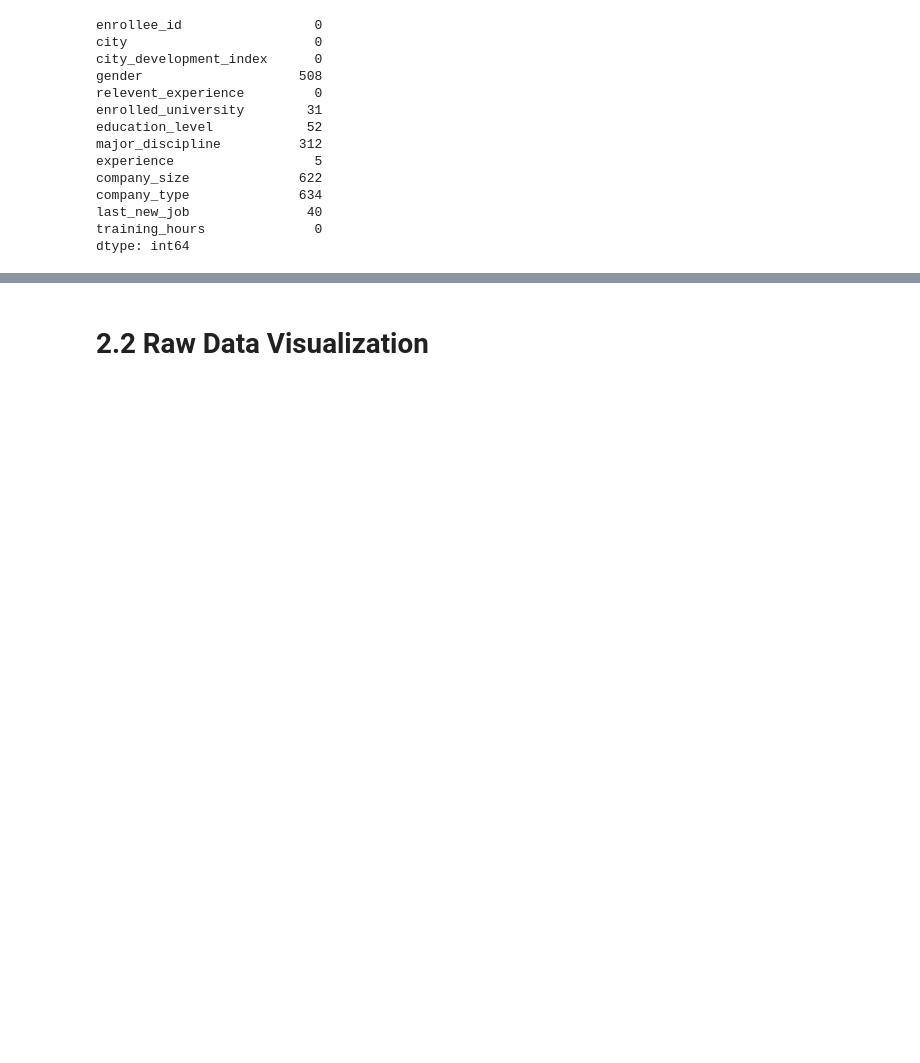
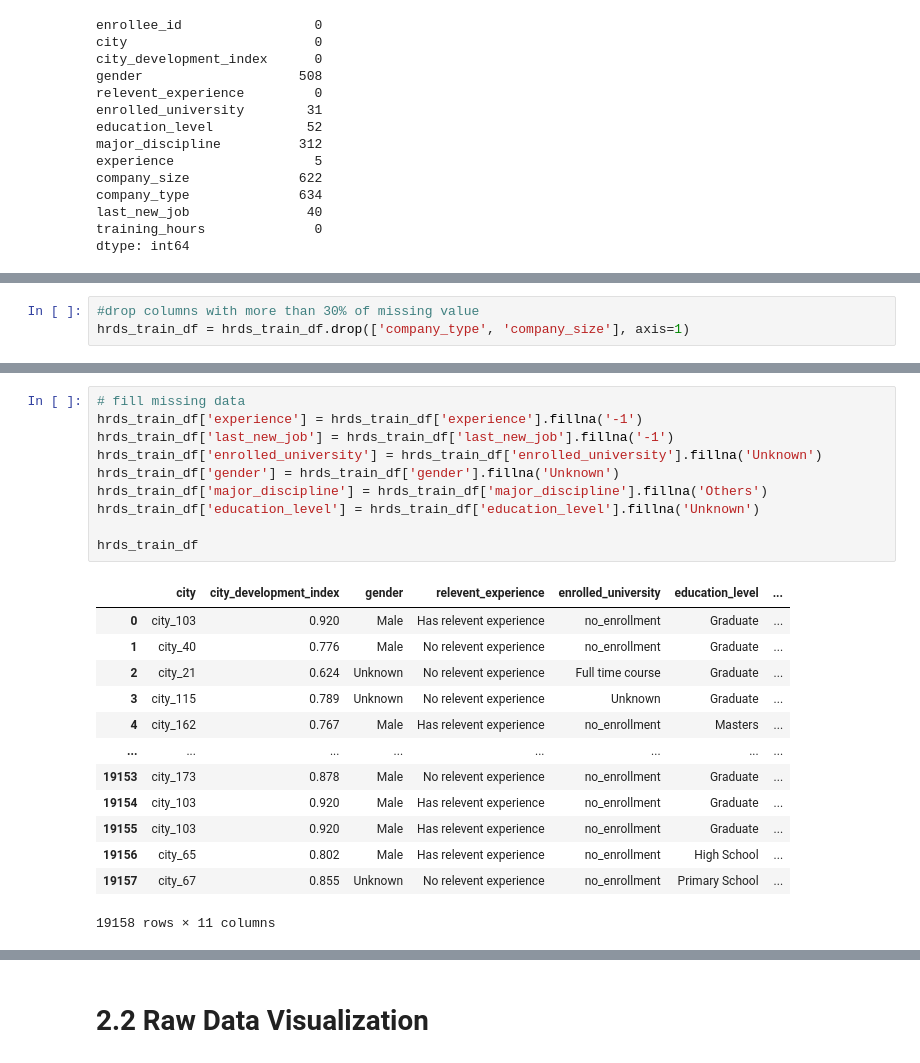
Before and after one commit to mermaidzhang/Job-Change-of-Data-Scientists, a Jupyter notebook: Segment2_code_mz.ipynb, the cells around one changed output, grey strips where cells are left out. Drawn from its saved outputs; the diff is of its cells as text; blank space fills up the shorter version.

```diff
--- a/Segment2_code_mz.ipynb
+++ b/Segment2_code_mz.ipynb
@@ -148,0 +164,3 @@ TypeError: can only concatenate str (not "int") to str
+# %%
+#drop columns with more than 30% of missing value
+hrds_train_df = hrds_train_df.drop(['company_type', 'company_size'], axis=1)
@@ -148,0 +182,24 @@ TypeError: can only concatenate str (not "int") to str
+# %%
+# fill missing data
+hrds_train_df['experience'] = hrds_train_df['experience'].fillna('-1')
+hrds_train_df['last_new_job'] = hrds_train_df['last_new_job'].fillna('-1')
+hrds_train_df['enrolled_university'] = hrds_train_df['enrolled_university'].fillna('Unknown')
+hrds_train_df['gender'] = hrds_train_df['gender'].fillna('Unknown')
+hrds_train_df['major_discipline'] = hrds_train_df['major_discipline'].fillna('Others')
+hrds_train_df['education_level'] = hrds_train_df['education_level'].fillna('Unknown')
+
+hrds_train_df
+# %% [output]
+|  | city | city_development_index | gender | relevent_experience | enrolled_university | education_level | ... |
+| 0 | city_103 | 0.920 | Male | Has relevent experience | no_enrollment | Graduate | ... |
+| 1 | city_40 | 0.776 | Male | No relevent experience | no_enrollment | Graduate | ... |
+| 2 | city_21 | 0.624 | Unknown | No relevent experience | Full time course | Graduate | ... |
+| 3 | city_115 | 0.789 | Unknown | No relevent experience | Unknown | Graduate | ... |
+| 4 | city_162 | 0.767 | Male | Has relevent experience | no_enrollment | Masters | ... |
+| ... | ... | ... | ... | ... | ... | ... | ... |
+| 19153 | city_173 | 0.878 | Male | No relevent experience | no_enrollment | Graduate | ... |
+| 19154 | city_103 | 0.920 | Male | Has relevent experience | no_enrollment | Graduate | ... |
+| 19155 | city_103 | 0.920 | Male | Has relevent experience | no_enrollment | Graduate | ... |
+| 19156 | city_65 | 0.802 | Male | Has relevent experience | no_enrollment | High School | ... |
+| 19157 | city_67 | 0.855 | Unknown | No relevent experience | no_enrollment | Primary School | ... |
+19158 rows × 11 columns
```
Also changed, not shown: parts of 13 cells of this notebook.
